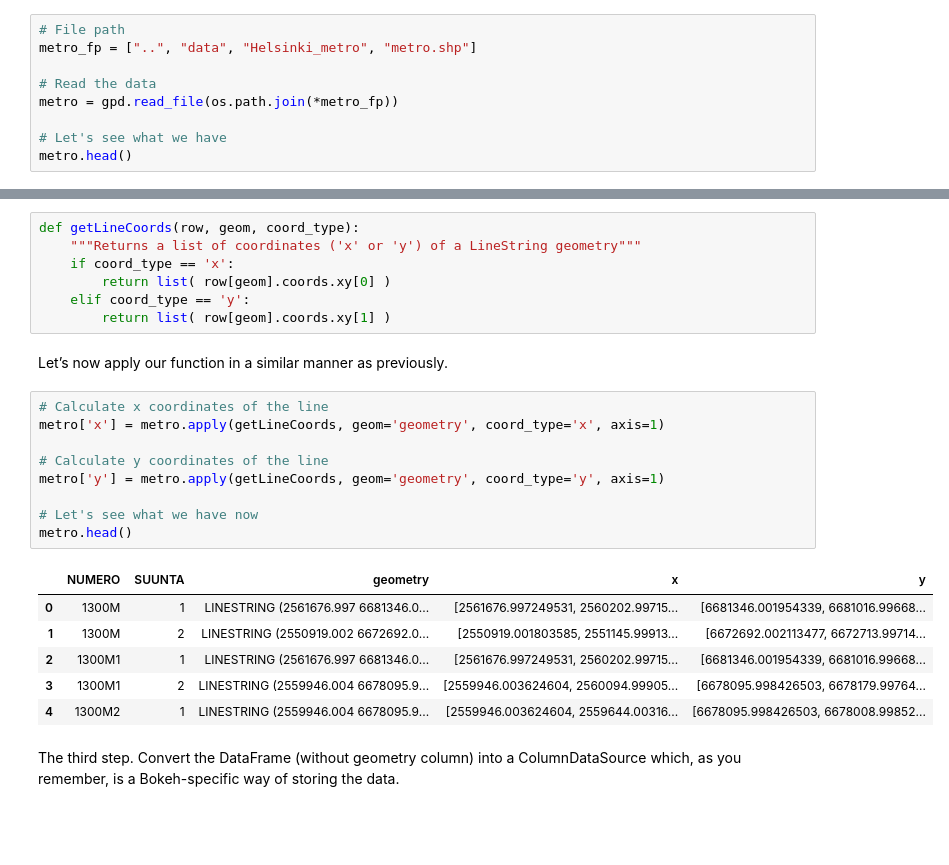
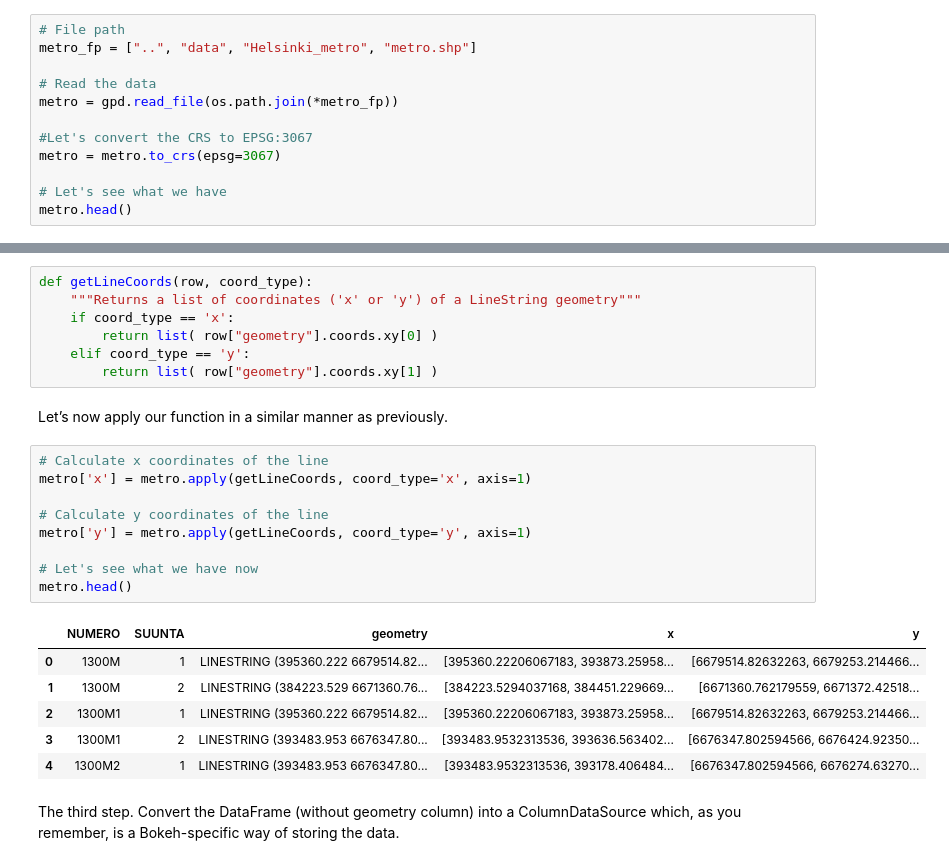
Before and after one commit to zazuko/gis-training, a Jupyter notebook: 6_visualizations/01_solutions.ipynb, the cells around one changed output, grey strips where cells are left out. Drawn from its saved outputs; the diff is of its cells as text; blank space fills up the shorter version.

```diff
--- a/6_visualizations/01_solutions.ipynb
+++ b/6_visualizations/01_solutions.ipynb
@@ -226,6 +229,9 @@ metro_fp = ["..", "data", "Helsinki_metro", "metro.shp"]
 # Read the data
 metro = gpd.read_file(os.path.join(*metro_fp))
 
+#Let's convert the CRS to EPSG:3067
+metro = metro.to_crs(epsg=3067)
+
 # Let's see what we have
 metro.head()
 # %% [output]
@@ -242,30 +248,30 @@ Second step is where **calculate the x and y coordinates of the nodes of our lin
 
 Let’s create our own function called `getLineCoords()` in a similar manner as previously but now we need to modify it a bit so that we can get coordinates out of the Shapely LineString object.
 # %%
-def getLineCoords(row, geom, coord_type):
+def getLineCoords(row, coord_type):
     """Returns a list of coordinates ('x' or 'y') of a LineString geometry"""
     if coord_type == 'x':
-        return list( row[geom].coords.xy[0] )
+        return list( row["geometry"].coords.xy[0] )
     elif coord_type == 'y':
-        return list( row[geom].coords.xy[1] )
+        return list( row["geometry"].coords.xy[1] )
 # %% [markdown]
 Let’s now apply our function in a similar manner as previously.
 # %%
 # Calculate x coordinates of the line
-metro['x'] = metro.apply(getLineCoords, geom='geometry', coord_type='x', axis=1)
+metro['x'] = metro.apply(getLineCoords, coord_type='x', axis=1)
 
 # Calculate y coordinates of the line
-metro['y'] = metro.apply(getLineCoords, geom='geometry', coord_type='y', axis=1)
+metro['y'] = metro.apply(getLineCoords, coord_type='y', axis=1)
 
 # Let's see what we have now
 metro.head()
 # %% [output]
 |  | NUMERO | SUUNTA | geometry | x | y |
-| 0 | 1300M | 1 | LINESTRING (2561676.997 6681346.0... | [2561676.997249531, 2560202.99715... | [6681346.001954339, 6681016.99668... |
-| 1 | 1300M | 2 | LINESTRING (2550919.002 6672692.0... | [2550919.001803585, 2551145.99913... | [6672692.002113477, 6672713.99714... |
-| 2 | 1300M1 | 1 | LINESTRING (2561676.997 6681346.0... | [2561676.997249531, 2560202.99715... | [6681346.001954339, 6681016.99668... |
-| 3 | 1300M1 | 2 | LINESTRING (2559946.004 6678095.9... | [2559946.003624604, 2560094.99905... | [6678095.998426503, 6678179.99764... |
-| 4 | 1300M2 | 1 | LINESTRING (2559946.004 6678095.9... | [2559946.003624604, 2559644.00316... | [6678095.998426503, 6678008.99852... |
+| 0 | 1300M | 1 | LINESTRING (395360.222 6679514.82... | [395360.22206067183, 393873.25958... | [6679514.82632263, 6679253.214466... |
+| 1 | 1300M | 2 | LINESTRING (384223.529 6671360.76... | [384223.5294037168, 384451.229669... | [6671360.762179559, 6671372.42518... |
+| 2 | 1300M1 | 1 | LINESTRING (395360.222 6679514.82... | [395360.22206067183, 393873.25958... | [6679514.82632263, 6679253.214466... |
+| 3 | 1300M1 | 2 | LINESTRING (393483.953 6676347.80... | [393483.9532313536, 393636.563402... | [6676347.802594566, 6676424.92350... |
+| 4 | 1300M2 | 1 | LINESTRING (393483.953 6676347.80... | [393483.9532313536, 393178.406484... | [6676347.802594566, 6676274.63270... |
 # %% [markdown]
 The third step. Convert the DataFrame (without geometry column) into a ColumnDataSource which, as you remember, is a Bokeh-specific way of storing the data.
 # %%
```
Also changed, not shown: parts of 20 cells of this notebook, 18 other files.
